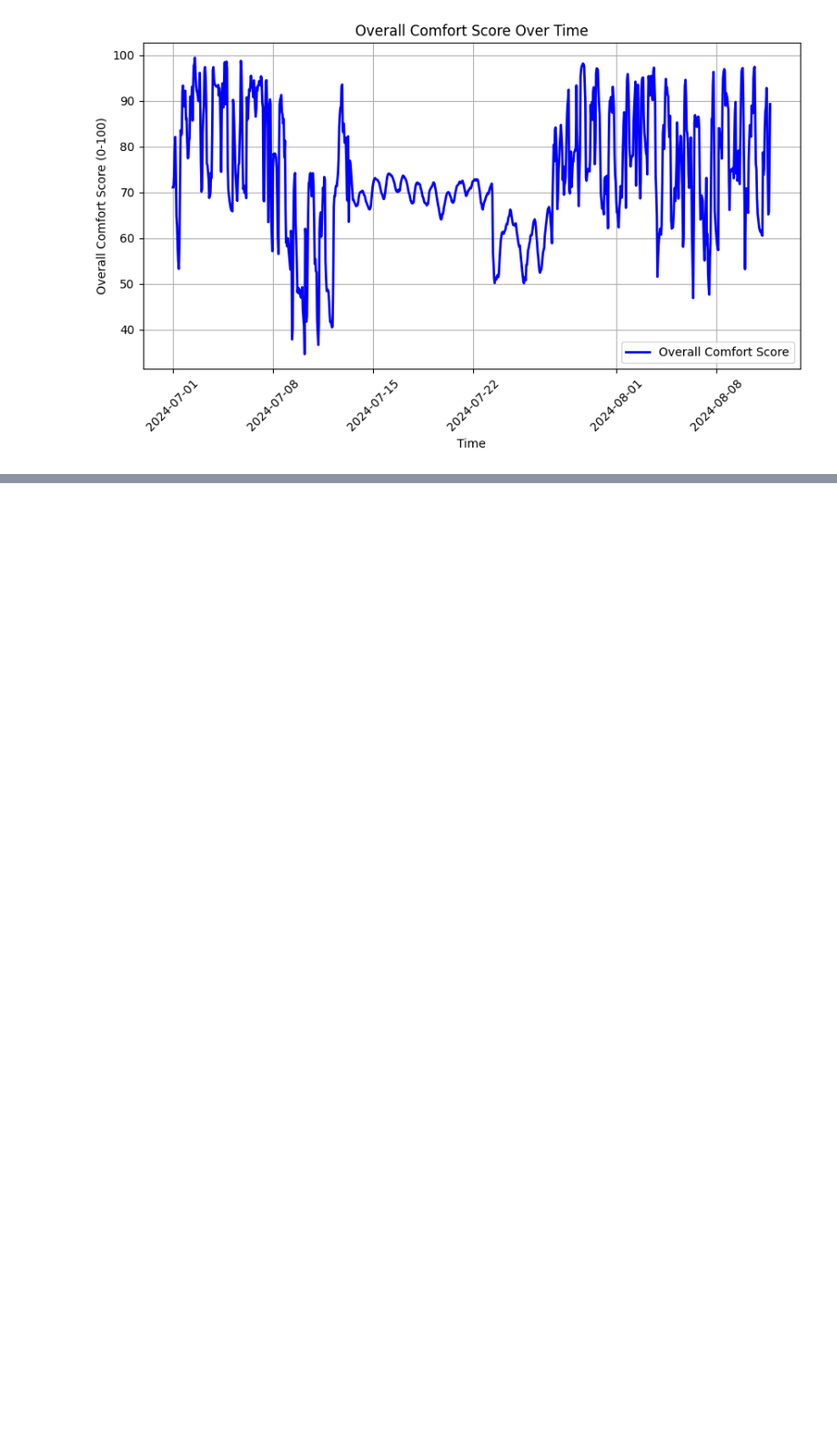
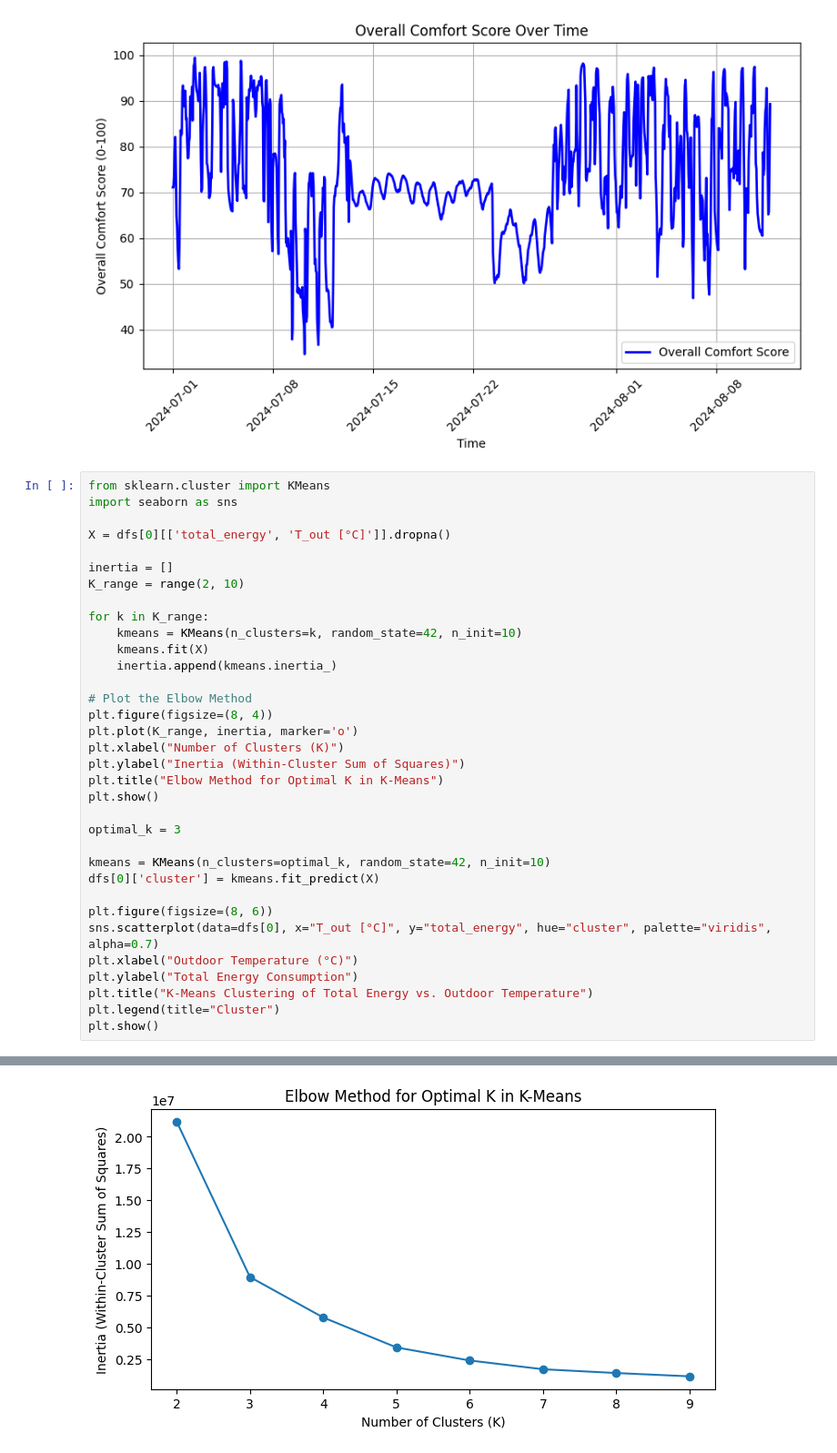
Before and after one commit to Kperis/Thesis_NILM, a Jupyter notebook: create_comfort_metric.ipynb, the cells around one changed output, grey strips where cells are left out. Shown at 91% size. Saved outputs shown, nothing was run; the diff lists cells and outputs as text; blank space fills up the shorter version.

```diff
--- a/create_comfort_metric.ipynb
+++ b/create_comfort_metric.ipynb
@@ -143,3 +143,38 @@ for df in dfs:
 [figure]
 [figure]
 [figure]
+# %%
+from sklearn.cluster import KMeans
+import seaborn as sns
+
+X = dfs[0][['total_energy', 'T_out [°C]']].dropna()
+
+inertia = []
+K_range = range(2, 10)
+
+for k in K_range:
+    kmeans = KMeans(n_clusters=k, random_state=42, n_init=10)
+    kmeans.fit(X)
+    inertia.append(kmeans.inertia_)
+
+# Plot the Elbow Method
+plt.figure(figsize=(8, 4))
+plt.plot(K_range, inertia, marker='o')
+plt.xlabel("Number of Clusters (K)")
+plt.ylabel("Inertia (Within-Cluster Sum of Squares)")
+plt.title("Elbow Method for Optimal K in K-Means")
+plt.show()
+
+optimal_k = 3
+
+kmeans = KMeans(n_clusters=optimal_k, random_state=42, n_init=10)
+dfs[0]['cluster'] = kmeans.fit_predict(X)
+
+plt.figure(figsize=(8, 6))
+sns.scatterplot(data=dfs[0], x="T_out [°C]", y="total_energy", hue="cluster", palette="viridis", alpha=0.7)
+plt.xlabel("Outdoor Temperature (°C)")
+plt.ylabel("Total Energy Consumption")
+plt.title("K-Means Clustering of Total Energy vs. Outdoor Temperature")
+plt.legend(title="Cluster")
+plt.show()
+# %% [output]
@@ -145,0 +195 @@ for df in dfs:
+[figure, added]
```
Also changed, not shown: parts of 8 cells of this notebook.
